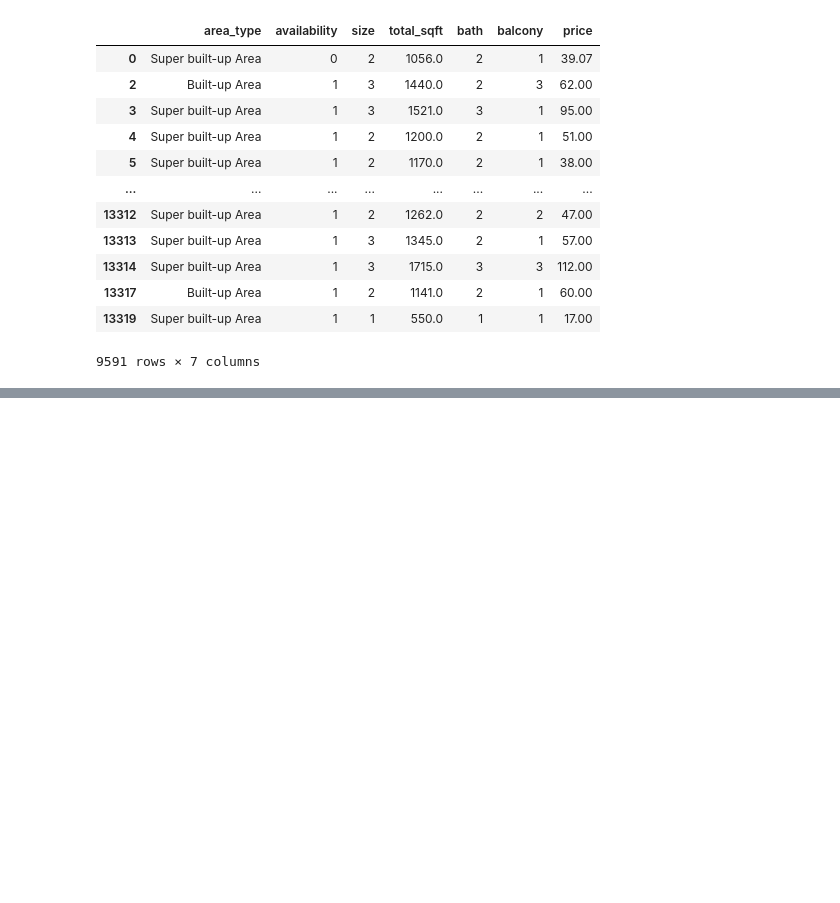
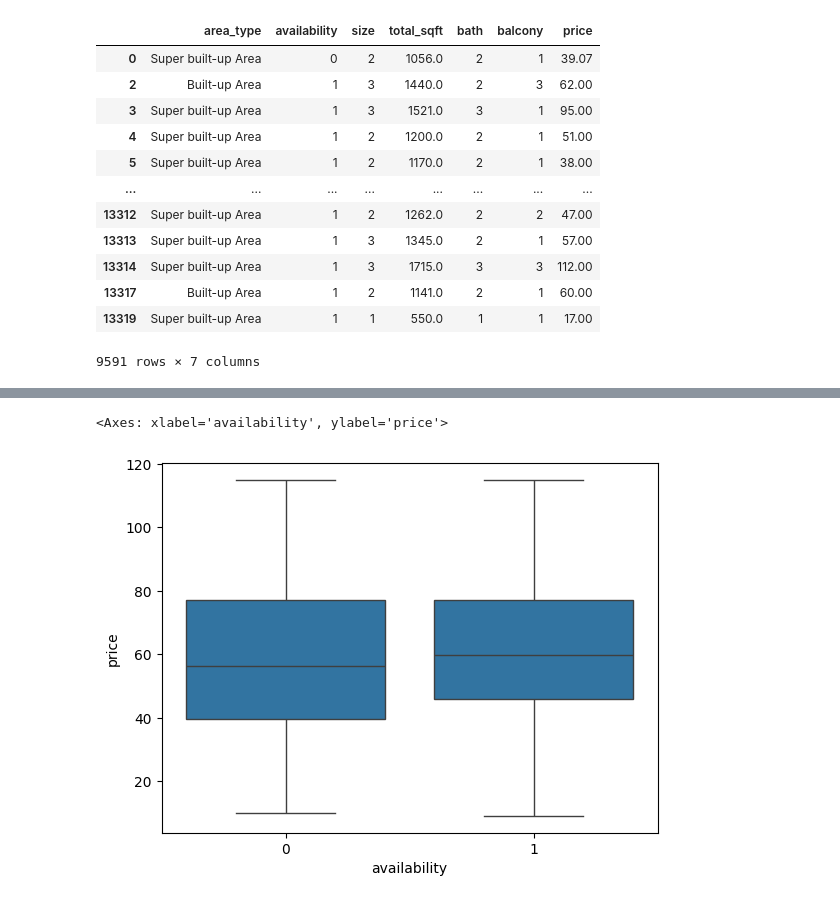
Before and after one commit to Jashan-jj/Bengaluru-House-Price-Prediction-Using-KNN, a Jupyter notebook: model/codes/bengaluru_house_price_prediction_using_knn.ipynb, the cells around one changed output, grey strips where cells are left out. Saved outputs shown, nothing was run; the diff lists cells and outputs as text; code cells hidden in the pictures; blank space fills up the shorter version.

```diff
--- a/model/codes/bengaluru_house_price_prediction_using_knn.ipynb
+++ b/model/codes/bengaluru_house_price_prediction_using_knn.ipynb
@@ -553,0 +605,5 @@ df.loc[(df.total_sqft / df.size) < 300]
+# %%
+sns.boxplot(x= 'availability', y= 'price', data= df)
+# %% [output]
+<Axes: xlabel='availability', ylabel='price'>
+[figure, added]
```
Also changed, not shown: parts of 29 cells of this notebook.
